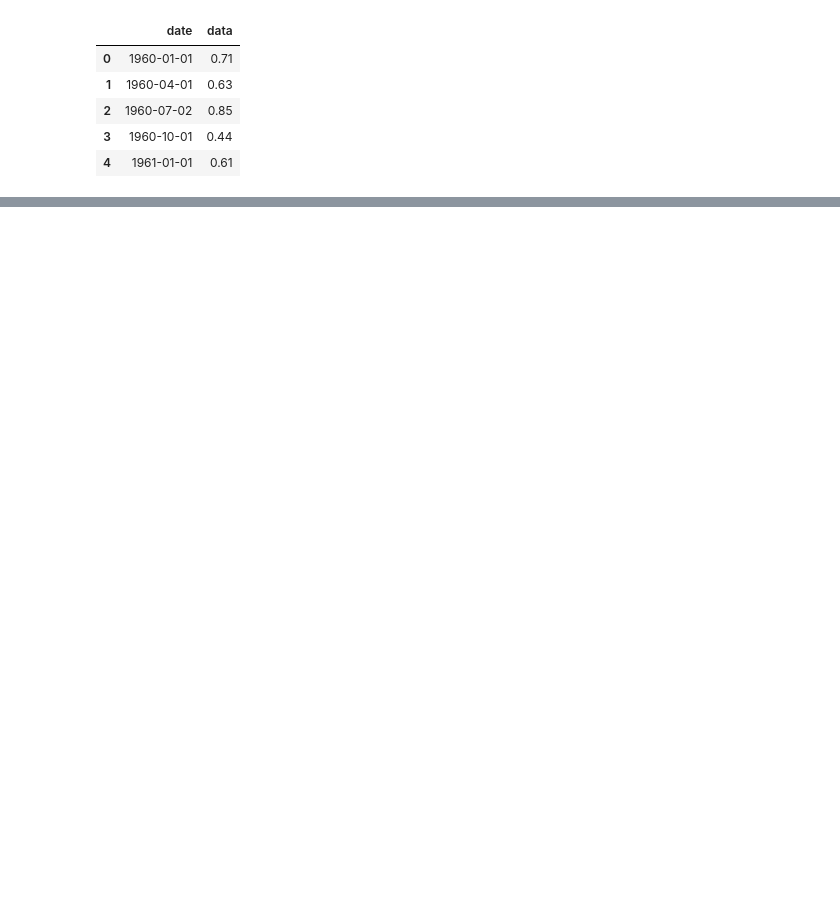
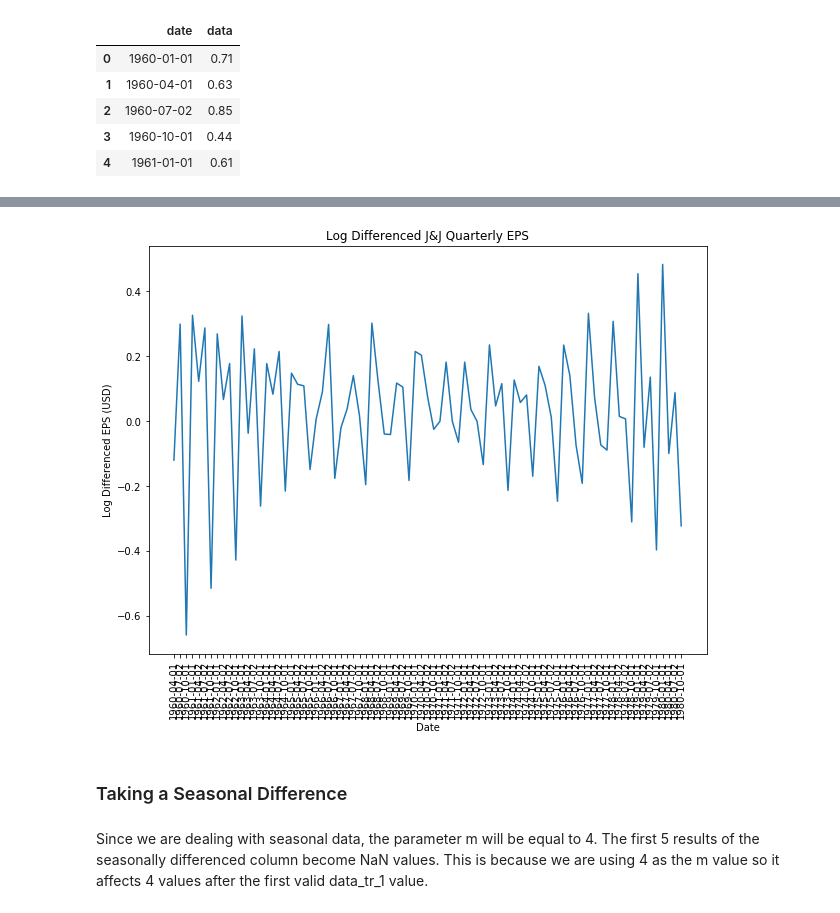
Before and after one commit to jaykayso/AppliedTimeSeriesAnalysisWithPython, a Jupyter notebook: 4_SARIMA.ipynb, the cells around one changed output, grey strips where cells are left out. Drawn from its saved outputs; the diff is of its cells as text; code cells hidden in the pictures; blank space fills up the shorter version.

```diff
--- a/4_SARIMA.ipynb
+++ b/4_SARIMA.ipynb
@@ -36,0 +56,5 @@ data.head()
+# %%
+data['data_tr_1'] = np.log(data['data'])
+data['data_tr_1'] = data['data_tr_1'].diff()
+
+data.head()
@@ -36,0 +76,13 @@ data.head()
+# %%
+plt.plot(data['date'][1:], data['data_tr_1'][1:])
+plt.title('Log Differenced J&J Quarterly EPS')
+plt.xlabel('Date')
+plt.ylabel('Log Differenced EPS (USD)')
+plt.xticks(rotation = 90)
+plt.show();
+# %% [output]
+[figure, added]
+# %% [markdown]
+### Taking a Seasonal Difference
+# %% [markdown]
+Since we are dealing with seasonal data, the parameter m will be equal to 4. The first 5 results of the seasonally differenced column become NaN values. This is because we are using 4 as the m value so it affects 4 values after the first valid data_tr_1 value.
```
Also changed, not shown: parts of 39 cells of this notebook.
